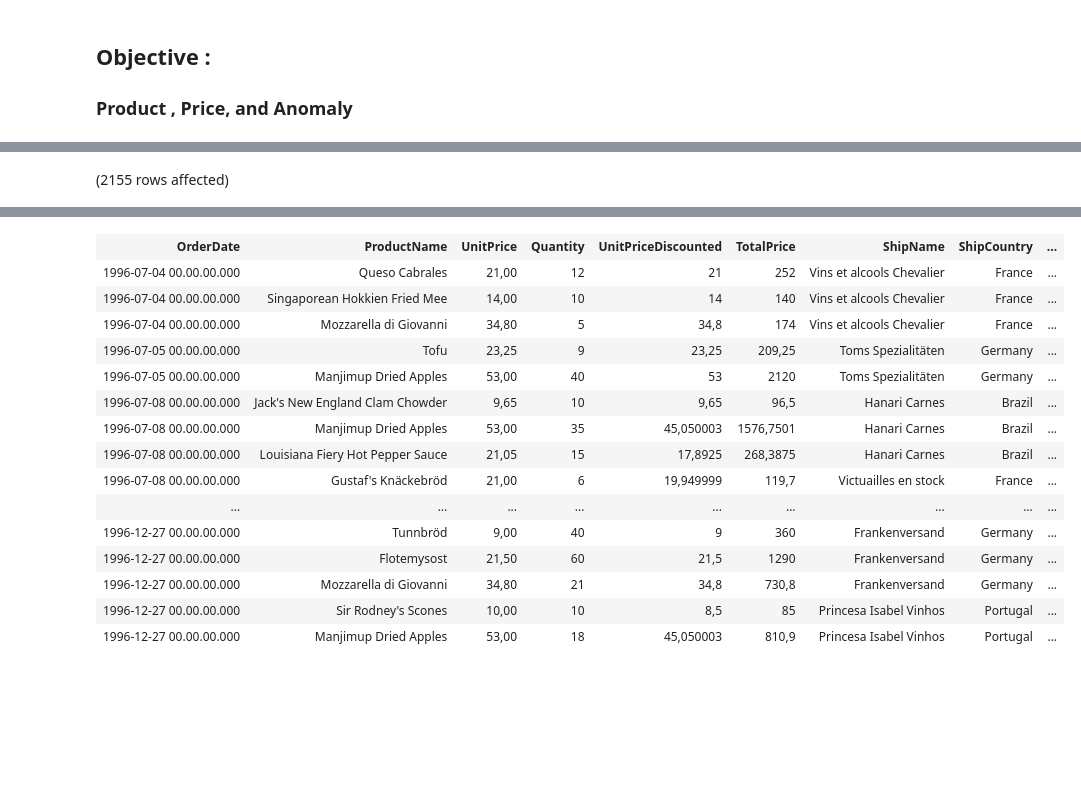
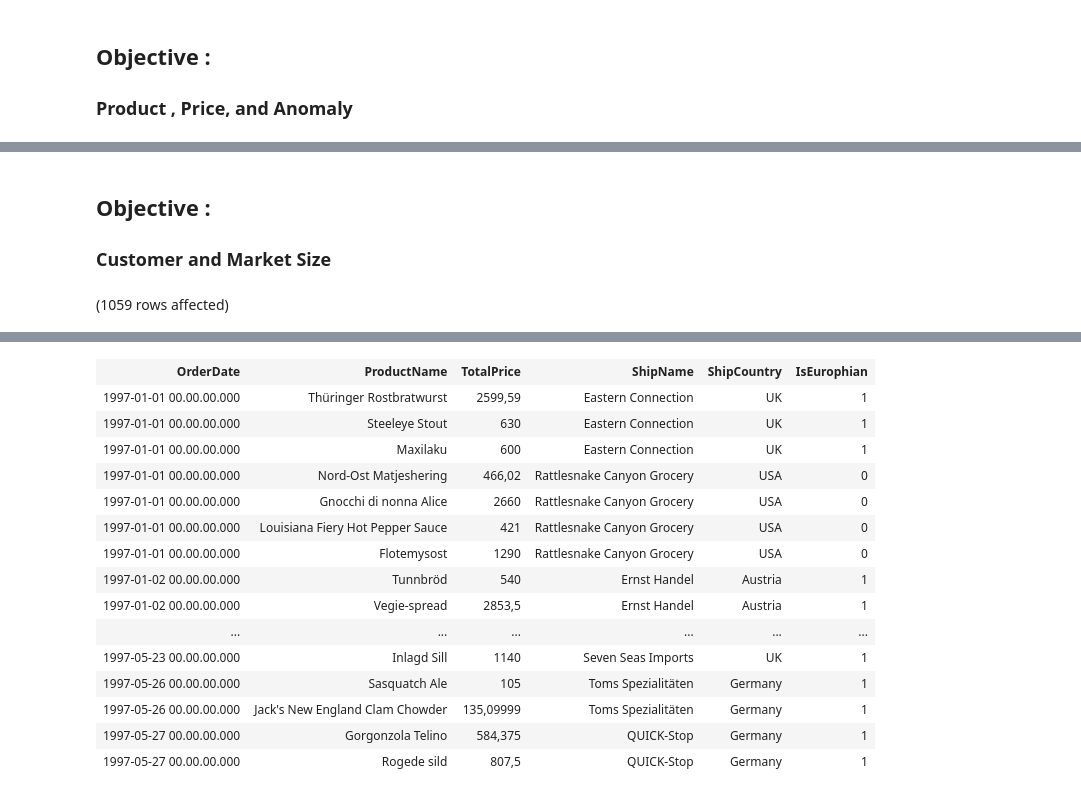
Before and after one commit to abilcode/dsls, a Jupyter notebook: de_minicase/Transform - Case Study.ipynb, the cells around one changed output, grey strips where cells are left out. Saved outputs shown, nothing was run; the diff lists cells and outputs as text; code cells hidden in the pictures; blank space fills up the shorter version.

```diff
--- a/de_minicase/Transform - Case Study.ipynb
+++ b/de_minicase/Transform - Case Study.ipynb
@@ -32,6 +34,9 @@ Total execution time: 00:00:00.090
+# %% [markdown]
+## **Objective** :
+
+### Customer and Market Size
 # %%
-SELECT OrderDate, ProductName, Products.UnitPrice, Quantity, (1-Discount)*Products.UnitPrice AS UnitPriceDiscounted,
-        (1-Discount)*Products.UnitPrice * Quantity AS TotalPrice,ShipName, ShipCountry,
+SELECT OrderDate, ProductName,(1-Discount)*Products.UnitPrice * Quantity AS TotalPrice,ShipName, ShipCountry,
 CASE
     WHEN ShipCountry IN ('Argentina', 'Brazil', 'Canada','Mexico', 'USA','Venuzuela') Then 0
     ELSE 1
@@ -41,5 +46,6 @@ JOIN [Order Details]
 ON Orders.OrderID = [Order Details].OrderID
 JOIN Products
 ON [Order Details].ProductID = Products.ProductID
+WHERE YEAR(OrderDate) = 1997
 # %% [output]
-(2155 rows affected)
+(1059 rows affected)
@@ -47,16 +53,16 @@ Total execution time: 00:00:00.079
-| OrderDate | ProductName | UnitPrice | Quantity | UnitPriceDiscounted | TotalPrice | ShipName | ShipCountry | ... |
-| 1996-07-04 00.00.00.000 | Queso Cabrales | 21,00 | 12 | 21 | 252 | Vins et alcools Chevalier | France | ... |
-| 1996-07-04 00.00.00.000 | Singaporean Hokkien Fried Mee | 14,00 | 10 | 14 | 140 | Vins et alcools Chevalier | France | ... |
-| 1996-07-04 00.00.00.000 | Mozzarella di Giovanni | 34,80 | 5 | 34,8 | 174 | Vins et alcools Chevalier | France | ... |
-| 1996-07-05 00.00.00.000 | Tofu | 23,25 | 9 | 23,25 | 209,25 | Toms Spezialitäten | Germany | ... |
-| 1996-07-05 00.00.00.000 | Manjimup Dried Apples | 53,00 | 40 | 53 | 2120 | Toms Spezialitäten | Germany | ... |
-| 1996-07-08 00.00.00.000 | Jack's New England Clam Chowder | 9,65 | 10 | 9,65 | 96,5 | Hanari Carnes | Brazil | ... |
-| 1996-07-08 00.00.00.000 | Manjimup Dried Apples | 53,00 | 35 | 45,050003 | 1576,7501 | Hanari Carnes | Brazil | ... |
-| 1996-07-08 00.00.00.000 | Louisiana Fiery Hot Pepper Sauce | 21,05 | 15 | 17,8925 | 268,3875 | Hanari Carnes | Brazil | ... |
-| 1996-07-08 00.00.00.000 | Gustaf's Knäckebröd | 21,00 | 6 | 19,949999 | 119,7 | Victuailles en stock | France | ... |
-| ... | ... | ... | ... | ... | ... | ... | ... | ... |
-| 1996-12-27 00.00.00.000 | Tunnbröd | 9,00 | 40 | 9 | 360 | Frankenversand | Germany | ... |
-| 1996-12-27 00.00.00.000 | Flotemysost | 21,50 | 60 | 21,5 | 1290 | Frankenversand | Germany | ... |
-| 1996-12-27 00.00.00.000 | Mozzarella di Giovanni | 34,80 | 21 | 34,8 | 730,8 | Frankenversand | Germany | ... |
-| 1996-12-27 00.00.00.000 | Sir Rodney's Scones | 10,00 | 10 | 8,5 | 85 | Princesa Isabel Vinhos | Portugal | ... |
-| 1996-12-27 00.00.00.000 | Manjimup Dried Apples | 53,00 | 18 | 45,050003 | 810,9 | Princesa Isabel Vinhos | Portugal | ... |
+| OrderDate | ProductName | TotalPrice | ShipName | ShipCountry | IsEurophian |
+| 1997-01-01 00.00.00.000 | Thüringer Rostbratwurst | 2599,59 | Eastern Connection | UK | 1 |
+| 1997-01-01 00.00.00.000 | Steeleye Stout | 630 | Eastern Connection | UK | 1 |
+| 1997-01-01 00.00.00.000 | Maxilaku | 600 | Eastern Connection | UK | 1 |
+| 1997-01-01 00.00.00.000 | Nord-Ost Matjeshering | 466,02 | Rattlesnake Canyon Grocery | USA | 0 |
+| 1997-01-01 00.00.00.000 | Gnocchi di nonna Alice | 2660 | Rattlesnake Canyon Grocery | USA | 0 |
+| 1997-01-01 00.00.00.000 | Louisiana Fiery Hot Pepper Sauce | 421 | Rattlesnake Canyon Grocery | USA | 0 |
+| 1997-01-01 00.00.00.000 | Flotemysost | 1290 | Rattlesnake Canyon Grocery | USA | 0 |
+| 1997-01-02 00.00.00.000 | Tunnbröd | 540 | Ernst Handel | Austria | 1 |
+| 1997-01-02 00.00.00.000 | Vegie-spread | 2853,5 | Ernst Handel | Austria | 1 |
+| ... | ... | ... | ... | ... | ... |
+| 1997-05-23 00.00.00.000 | Inlagd Sill | 1140 | Seven Seas Imports | UK | 1 |
+| 1997-05-26 00.00.00.000 | Sasquatch Ale | 105 | Toms Spezialitäten | Germany | 1 |
+| 1997-05-26 00.00.00.000 | Jack's New England Clam Chowder | 135,09999 | Toms Spezialitäten | Germany | 1 |
+| 1997-05-27 00.00.00.000 | Gorgonzola Telino | 584,375 | QUICK-Stop | Germany | 1 |
+| 1997-05-27 00.00.00.000 | Rogede sild | 807,5 | QUICK-Stop | Germany | 1 |
```
Also changed, not shown: parts of 4 cells of this notebook, 18 other files.
